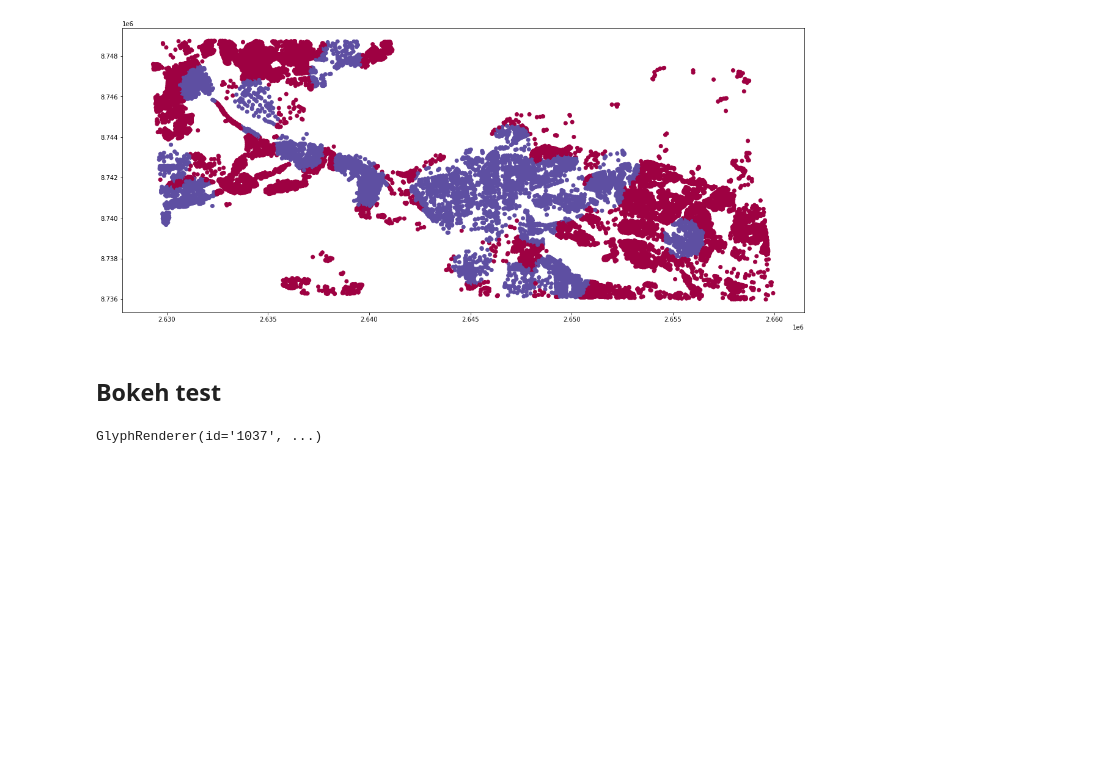
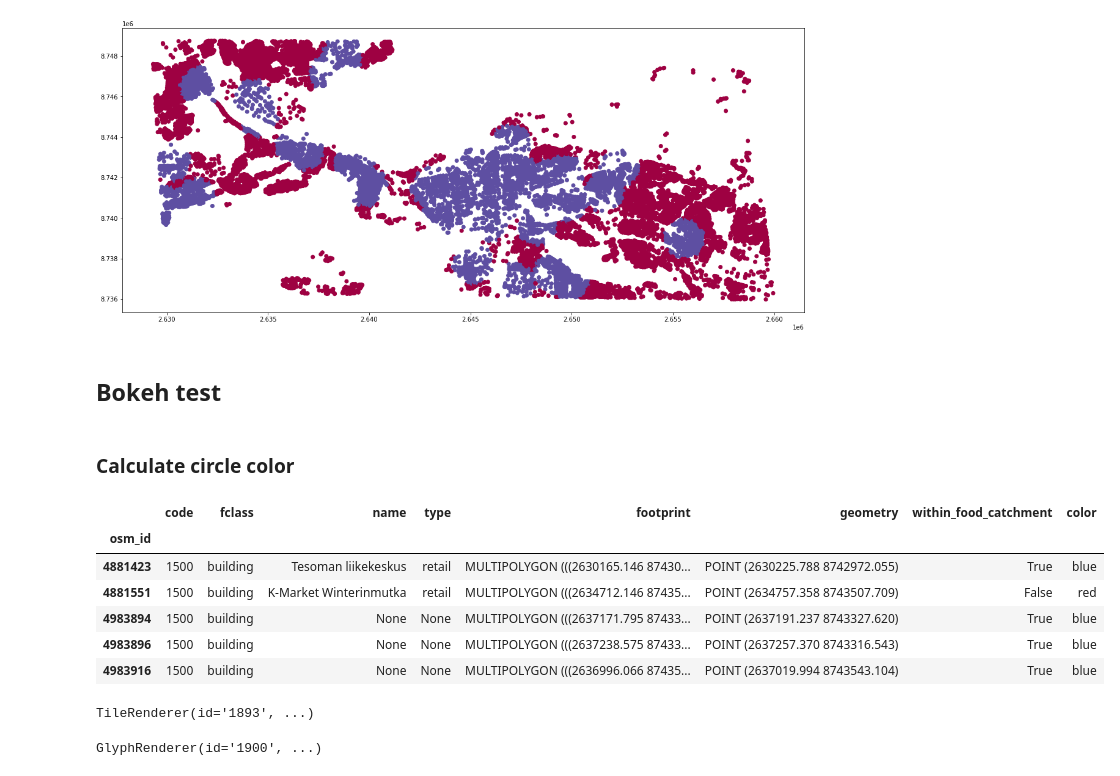
Before and after one commit to SustainableUrbanDesign/app, a Jupyter notebook: experiments/notebooks/proximity.ipynb, the cells around one changed output. Saved outputs shown, nothing was run; the diff lists cells and outputs as text; code cells hidden in the pictures; blank space fills up the shorter version.

```diff
--- a/experiments/notebooks/proximity.ipynb
+++ b/experiments/notebooks/proximity.ipynb
@@ -130,5 +130,25 @@ buildings.plot(categorical=True, column="within_food_catchment",figsize=(20, 15)
 [figure]
 # %% [markdown]
 ## Bokeh test
+# %% [markdown]
+### Calculate circle color
+# %%
+def choose_color(row):
+    if row["within_food_catchment"]:
+        return "blue"
+
+    return "red"
+# %%
+buildings["color"] = buildings.apply(choose_color, axis=1)
+# %%
+buildings.head()
+# %% [output]
+|  | code | fclass | name | type | footprint | geometry | within_food_catchment | color |
+| osm_id |  |  |  |  |  |  |  |  |
+| 4881423 | 1500 | building | Tesoman liikekeskus | retail | MULTIPOLYGON (((2630165.146 87430... | POINT (2630225.788 8742972.055) | True | blue |
+| 4881551 | 1500 | building | K-Market Winterinmutka | retail | MULTIPOLYGON (((2634712.146 87435... | POINT (2634757.358 8743507.709) | False | red |
+| 4983894 | 1500 | building | None | None | MULTIPOLYGON (((2637171.795 87433... | POINT (2637191.237 8743327.620) | True | blue |
+| 4983896 | 1500 | building | None | None | MULTIPOLYGON (((2637238.575 87433... | POINT (2637257.370 8743316.543) | True | blue |
+| 4983916 | 1500 | building | None | None | MULTIPOLYGON (((2636996.066 87435... | POINT (2637019.994 8743543.104) | True | blue |
 # %%
 food_sources_catchment_json = geopandas.GeoSeries([food_sources_catchment]).to_json()
@@ -137,10 +157,15 @@ buildings_json = buildings[["geometry", "within_food_catchment"]][:10].to_json()
 geo_source = GeoJSONDataSource(geojson=buildings_json)
 # %%
 plot = figure(background_fill_color="lightgrey")
+# %%
+tile_provider = get_provider(STAMEN_TONER)
+plot.add_tile(tile_provider)
+# %% [output]
+TileRenderer(id='1893', ...)
 # %%
-plot.circle(x='x', y='y', size=15, color='within_food_catchment', alpha=0.7, source=geo_source)
+plot.circle(x='x', y='y', size=2, alpha=0.7, source=geo_source, color="color")
 # %% [output]
-GlyphRenderer(id='1037', ...)
+GlyphRenderer(id='1900', ...)
 # %%
 show(plot)
 # %% [output]
```
Also changed, not shown: parts of 1 cell of this notebook.
